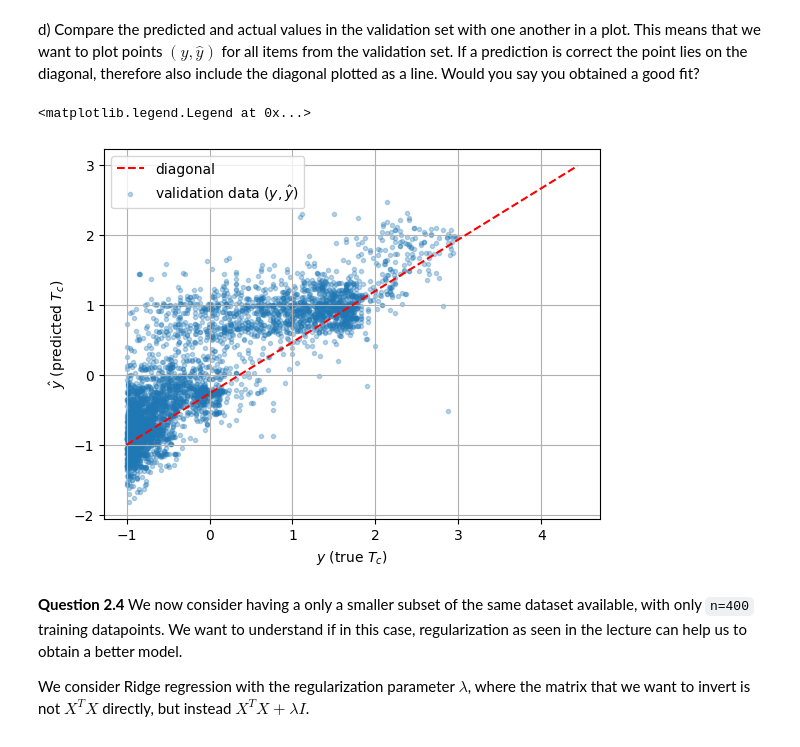
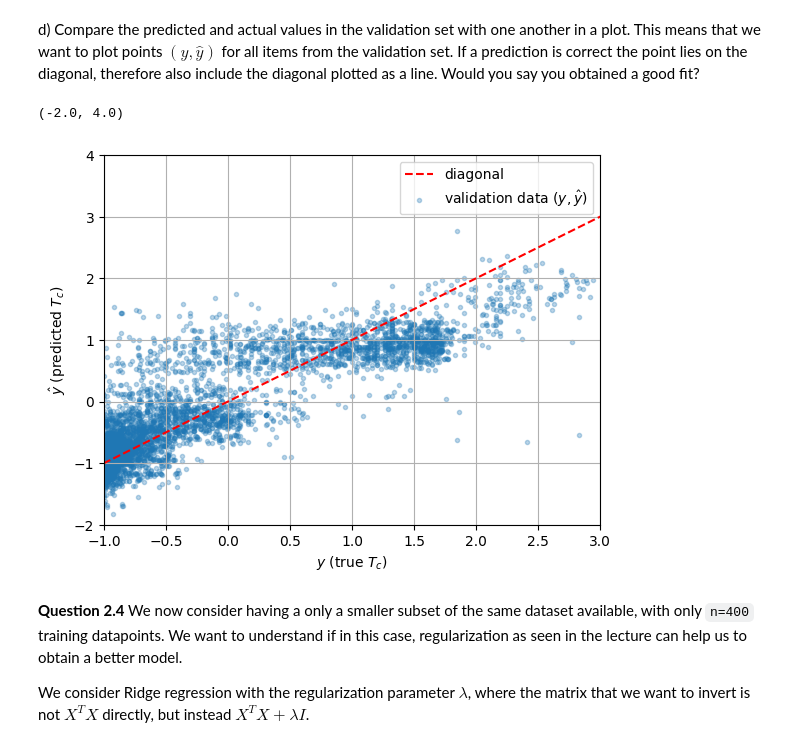
Before and after one commit to SPOC-group/phys-467-exercises, a Jupyter notebook: 2025/Exercise_2_regression/ex2_regression_solutions.ipynb, the cells around one changed output. Cells and saved outputs as stored; diff of their text form; code cells hidden in the pictures.

```diff
--- a/2025/Exercise_2_regression/ex2_regression_solutions.ipynb
+++ b/2025/Exercise_2_regression/ex2_regression_solutions.ipynb
@@ -204,15 +202,17 @@ Indeed, we obtain a MSE of 0.26940161586038086 on the validation set, and 0.2654
 # %% [markdown]
 d) Compare the predicted and actual values in the validation set with one another in a plot. This means that we want to plot points $(y,\hat{y})$ for all items from the validation set. If a prediction is correct the point lies on the diagonal, therefore also include the diagonal plotted as a line. Would you say you obtained a good fit?
 # %%
-plt.plot(np.linspace(np.min(y_train),np.max(y_train),100),np.linspace(np.min(y_validation),np.max(y_validation),100),ls="--",c="r", label='diagonal')
+plt.plot(np.linspace(np.min(y_validation),np.max(y_validation),100),np.linspace(np.min(y_validation),np.max(y_validation),100),ls="--",c="r", label='diagonal')
 plt.scatter(y_validation, y_val_pred, marker='.',alpha=0.3,label='validation data $(y,\hat{y})$')
 plt.xlabel('$y$ (true $T_c$)')
 plt.grid()
 plt.ylabel('$\hat{y}$ (predicted $T_c$)');
 plt.legend()
+plt.xlim(-1,3)
+plt.ylim(-2,4)
 # %% [output]
-<matplotlib.legend.Legend at 0x...>
+(-2.0, 4.0)
-[figure, old version]
+[figure, new version]
 # %% [markdown]
 **Question 2.4**  We now consider having a only a smaller subset of the same dataset available, with only `n=400` training datapoints. We want to understand if in this case, regularization as seen in the lecture can help us to obtain a better model.
 
```
Also changed, not shown: parts of 32 cells of this notebook.
